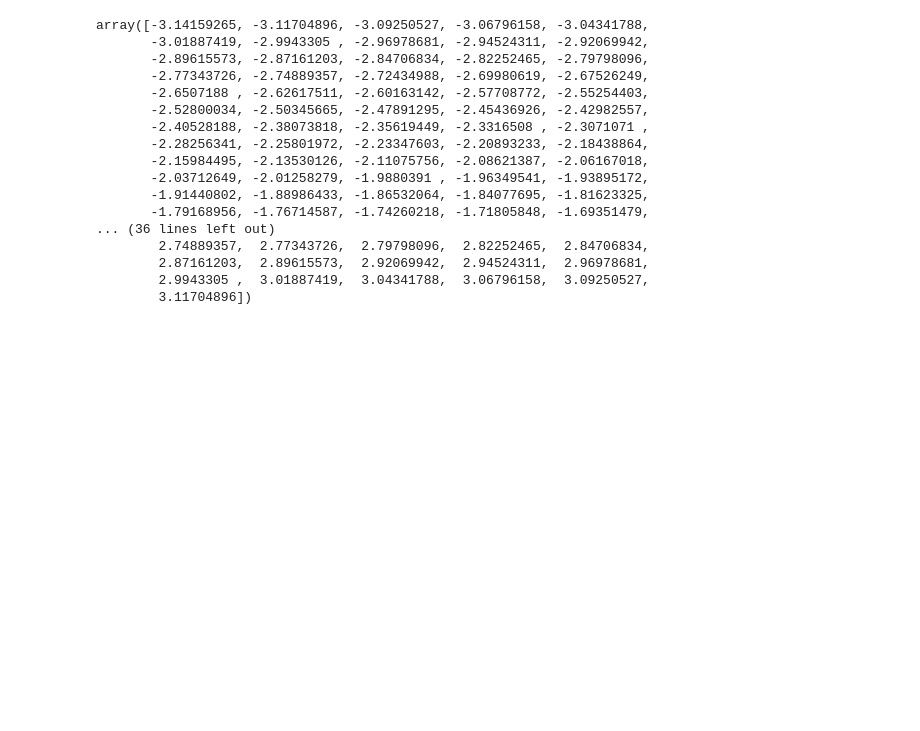
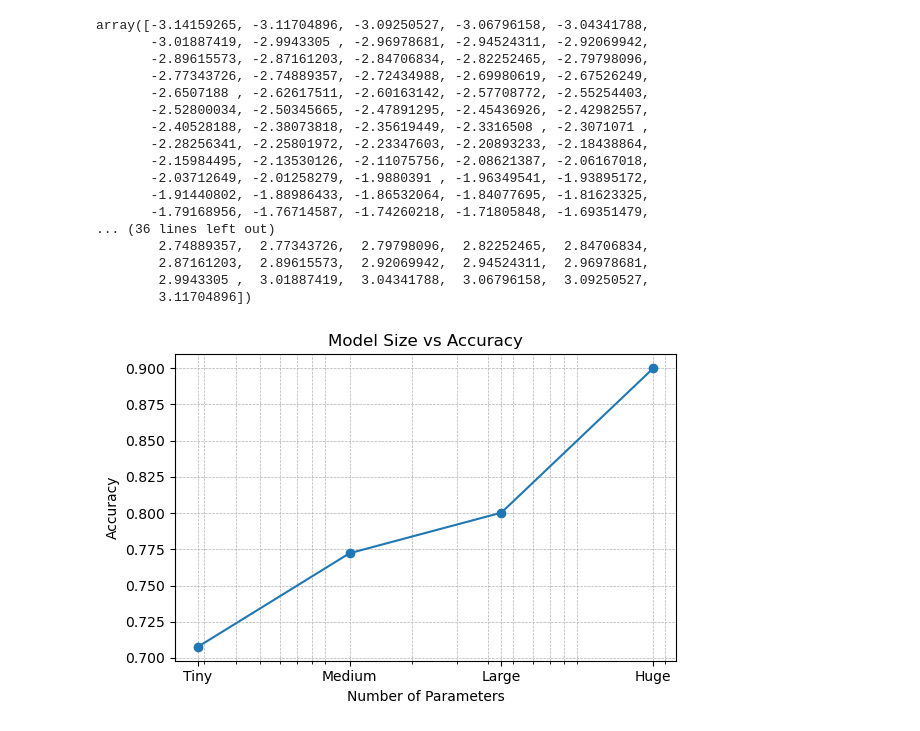
Before and after one commit to mingshauliu/DMLatent, a Jupyter notebook: small_net/test.ipynb, the cells around one changed output. Drawn from its saved outputs; the diff is of its cells as text; code cells hidden in the pictures; blank space fills up the shorter version.

```diff
--- a/small_net/test.ipynb
+++ b/small_net/test.ipynb
@@ -263,3 +263,24 @@ array([-3.14159265, -3.11704896, -3.09250527, -3.06796158, -3.04341788,
         2.87161203,  2.89615573,  2.92069942,  2.94524311,  2.96978681,
         2.9943305 ,  3.01887419,  3.04341788,  3.06796158,  3.09250527,
         3.11704896])
+# %%
+import matplotlib.pyplot as plt
+import numpy as np
+
+# Number of parameters for each model: 'Tiny', 'Medium', 'Large', 'Huge'
+nparam = [282657,1127489,4503681,6791169]
+accuracy = [0.7077,0.7723,0.8003, 0.9]
+
+plt.figure(figsize=(6, 4))
+plt.plot(nparam, accuracy, marker='o', linestyle='-', color='tab:blue')
+plt.title('Model Size vs Accuracy')
+plt.xlabel('Number of Parameters')
+plt.ylabel('Accuracy')
+plt.xscale('log')
+plt.xticks(nparam, ['Tiny', 'Medium', 'Large', 'Huge'])
+plt.grid(True, which='both', linestyle='--', linewidth=0.5)
+plt.tight_layout()
+# plt.savefig('model_size_vs_accuracy.png')
+plt.show()
+# %% [output]
+[figure, added]
```
Also changed, not shown: parts of 1 cell of this notebook, 17 other files.
